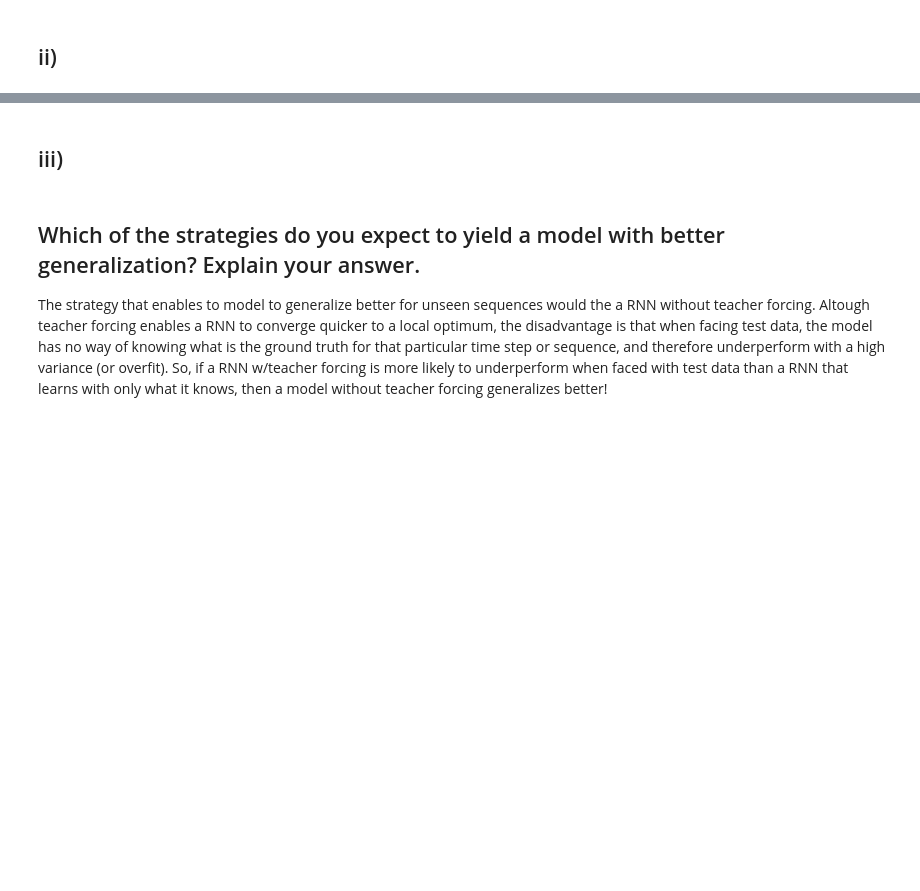
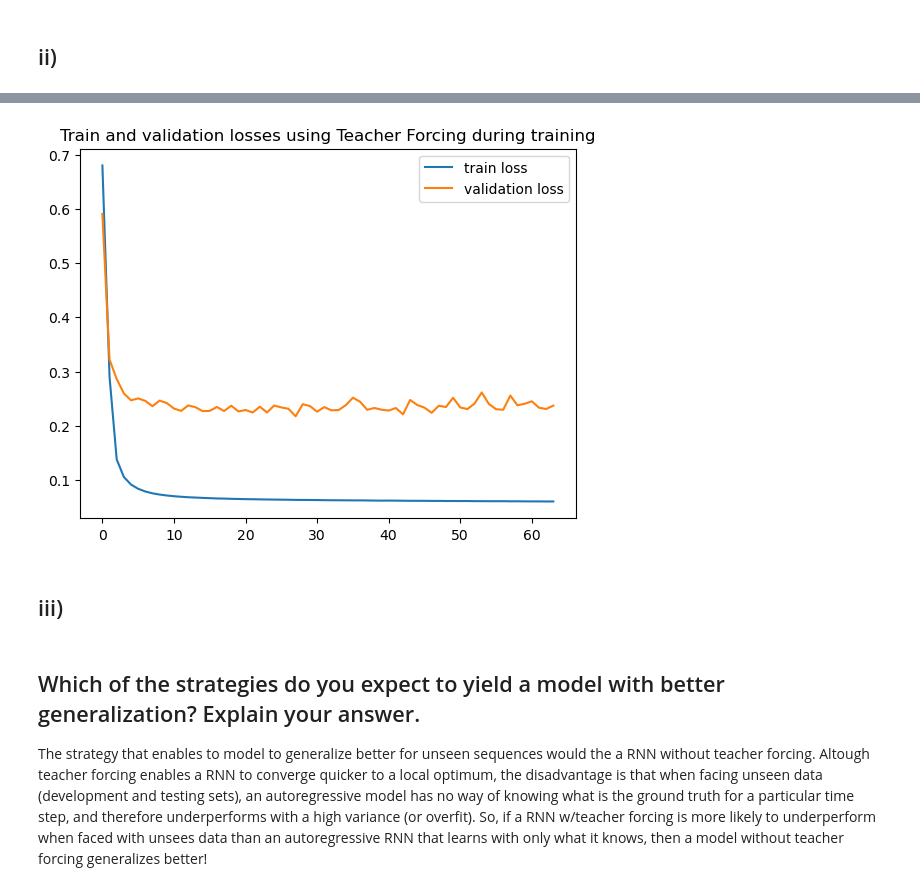
Before and after one commit to LuisPHenriques/TAAC-Project, a Jupyter notebook: A1_P2.ipynb, the cells around one changed output, grey strips where cells are left out. Drawn from its saved outputs; the diff is of its cells as text; code cells hidden in the pictures; blank space fills up the shorter version.

```diff
--- a/A1_P2.ipynb
+++ b/A1_P2.ipynb
@@ -206,0 +353,3 @@ So, considering the equation for h(t) from question 2 a), instead of the hidden
+# %%
+# Download the data
+df = pd.read_csv('data/jena_climate_2009_2016.csv')
@@ -206,0 +412,27 @@ So, considering the equation for h(t) from question 2 a), instead of the hidden
+# %%
+INPUT_WIDTH = 24
+TARGET_WIDTH = 24
+
+train_data = WeatherData(train_df, INPUT_WIDTH, TARGET_WIDTH)
+val_data = WeatherData(val_df, INPUT_WIDTH, TARGET_WIDTH)
+test_data = WeatherData(test_df, INPUT_WIDTH, TARGET_WIDTH)
+# %%
+HIDDEN_SIZE = 256
+LEARNING_RATE = 1e-4
+NUM_EPOCHS = 64
+BATCH_SIZE = 16
+
+if torch.cuda.is_available():
+    DEVICE = torch.device('cuda')
+elif torch.backends.mps.is_available():
+    DEVICE = torch.device('mps')
+else:
+    DEVICE = torch.device('cpu')
+print('DEVICE:', DEVICE)
+
+train_loader = torch.utils.data.DataLoader(train_data, batch_size=BATCH_SIZE, shuffle=True)
+val_loader = torch.utils.data.DataLoader(val_data, batch_size=BATCH_SIZE)
+test_loader = torch.utils.data.DataLoader(test_data, batch_size=BATCH_SIZE)
+
+model = WeatherPredictor(train_data[0]['inputs'].shape[1], HIDDEN_SIZE).to(DEVICE)
+optimizer = torch.optim.Adam(model.parameters(), lr=LEARNING_RATE)
@@ -206,0 +441,2 @@ So, considering the equation for h(t) from question 2 a), instead of the hidden
+# %%
+train_loss, val_loss = fit(model, train_loader, val_loader, optimizer, num_epochs = NUM_EPOCHS, device = DEVICE)
@@ -207,5 +474,13 @@ So, considering the equation for h(t) from question 2 a), instead of the hidden
+# %%
+plt.title('Train and validation losses using Teacher Forcing during training')
+plt.plot(range(len(train_loss)), train_loss, label='train loss')
+plt.plot(range(len(val_loss)), val_loss, label='validation loss')
+plt.legend()
+plt.show()
+# %% [output]
+[figure, added]
 # %% [markdown]
 ## iii)
 # %% [markdown]
 <h2>Which of the strategies do you expect to yield a model with better generalization? Explain your answer.</h2>
-<p>The strategy that enables to model to generalize better for unseen sequences would the a RNN without teacher forcing. Altough teacher forcing enables a RNN to converge quicker to a local optimum, the disadvantage is that when facing test data, the model has no way of knowing what is the ground truth for that particular time step or sequence, and therefore underperform with a high variance (or overfit). So, if a RNN w/teacher forcing is more likely to underperform when faced with test data than a RNN that learns with only what it knows, then a model without teacher forcing generalizes better!</p>
+<p>The strategy that enables to model to generalize better for unseen sequences would the a RNN without teacher forcing. Altough teacher forcing enables a RNN to converge quicker to a local optimum, the disadvantage is that when facing unseen data (development and testing sets), an autoregressive model has no way of knowing what is the ground truth for a particular time step, and therefore underperforms with a high variance (or overfit). So, if a RNN w/teacher forcing is more likely to underperform when faced with unsees data than an autoregressive RNN that learns with only what it knows, then a model without teacher forcing generalizes better!</p>
```
Also changed, not shown: parts of 8 cells of this notebook.
